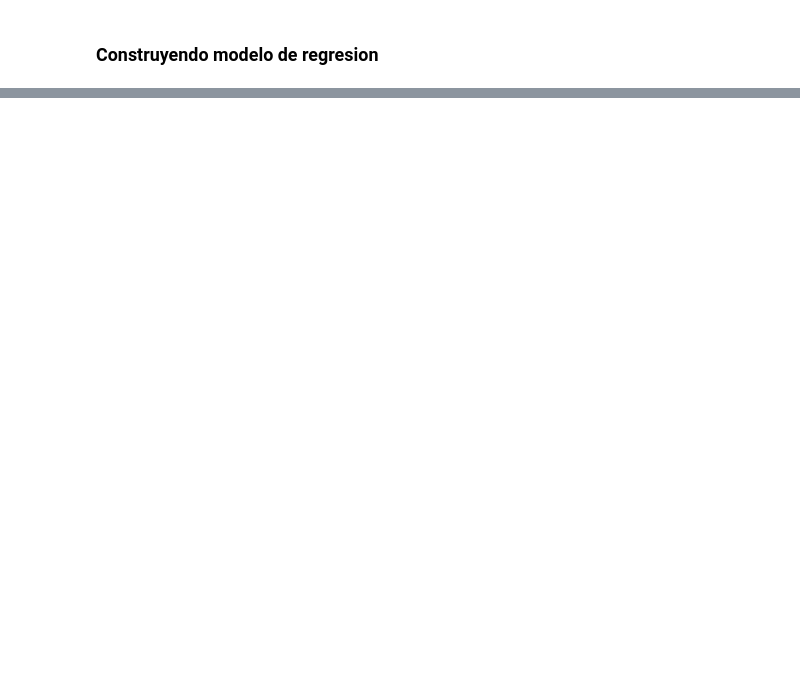
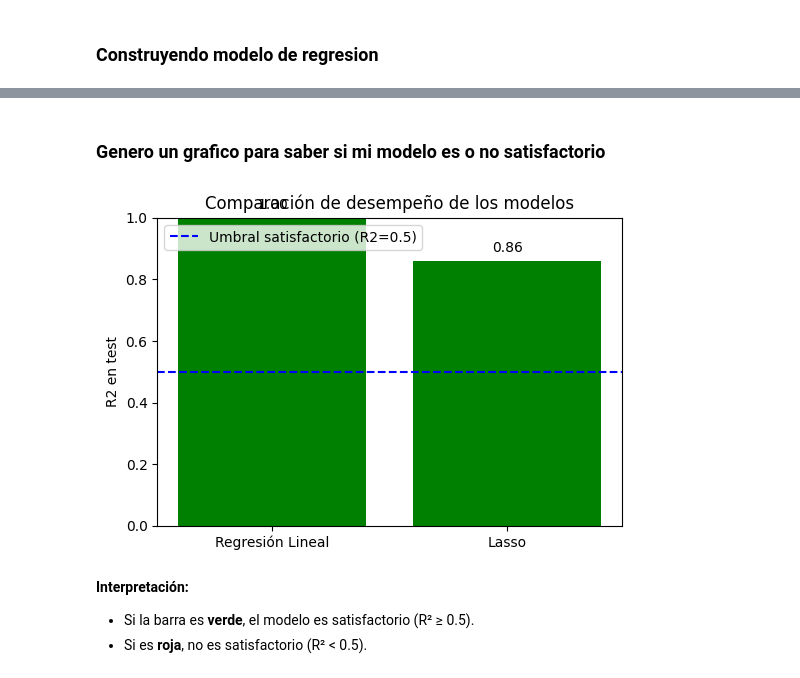
Before and after one commit to 4GeeksAcademy/infoasir20-primer-algoritmo, a Jupyter notebook: src/ 03-linear-regression-reg.ipynb, the cells around one changed output, grey strips where cells are left out. Saved outputs shown, nothing was run; the diff lists cells and outputs as text; code cells hidden in the pictures; blank space fills up the shorter version.

```diff
--- a/src/ 03-linear-regression-reg.ipynb
+++ b/src/ 03-linear-regression-reg.ipynb
@@ -228,0 +283,33 @@ R2 Lasso (alpha=1.0): 0.9228
+# %% [markdown]
+### Genero un grafico para saber si mi modelo es o no satisfactorio
+# %%
+
+# Definimos un umbral de R2 satisfactorio (por ejemplo, 0.5)
+umbral = 0.5
+
+# Creamos un gráfico de barras para comparar los modelos
+modelos = ['Regresión Lineal', 'Lasso']
+r2_values = [r2_lr, r2_lasso]
+colores = ['green' if r2 >= umbral else 'red' for r2 in r2_values]
+
+plt.figure(figsize=(6,4))
+bars = plt.bar(modelos, r2_values, color=colores)
+plt.axhline(umbral, color='blue', linestyle='--', label=f'Umbral satisfactorio (R2={umbral})')
+plt.ylim(0, 1)
+plt.ylabel('R2 en test')
+plt.title('Comparación de desempeño de los modelos')
+
+# Etiquetas de valor sobre las barras
+for bar, r2 in zip(bars, r2_values):
+    plt.text(bar.get_x() + bar.get_width()/2, r2 + 0.02, f'{r2:.2f}', ha='center', va='bottom')
+
+plt.legend()
+plt.show()
+# %% [output]
+[figure, added]
+# %% [markdown]
+
+
+**Interpretación:**
+- Si la barra es **verde**, el modelo es satisfactorio (R² ≥ 0.5).
+- Si es **roja**, no es satisfactorio (R² < 0.5).
```
Also changed, not shown: parts of 12 cells of this notebook.
